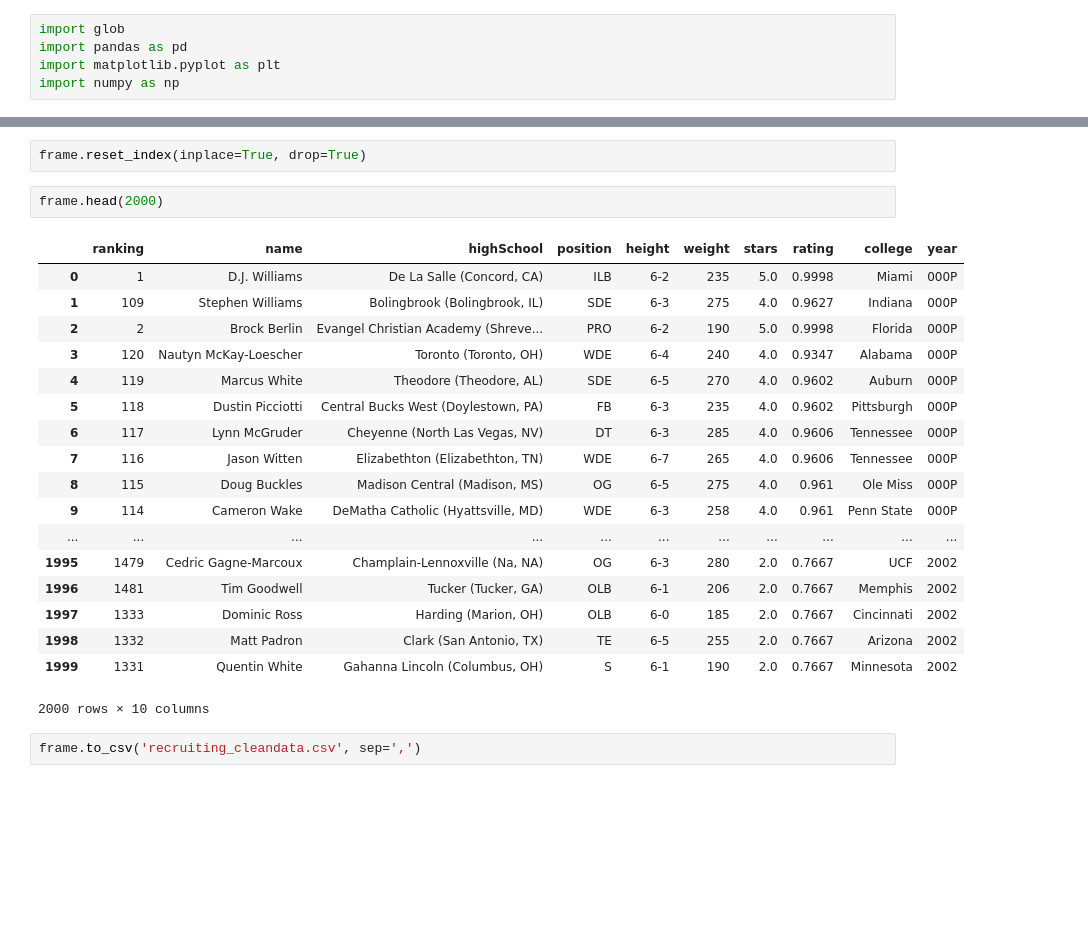
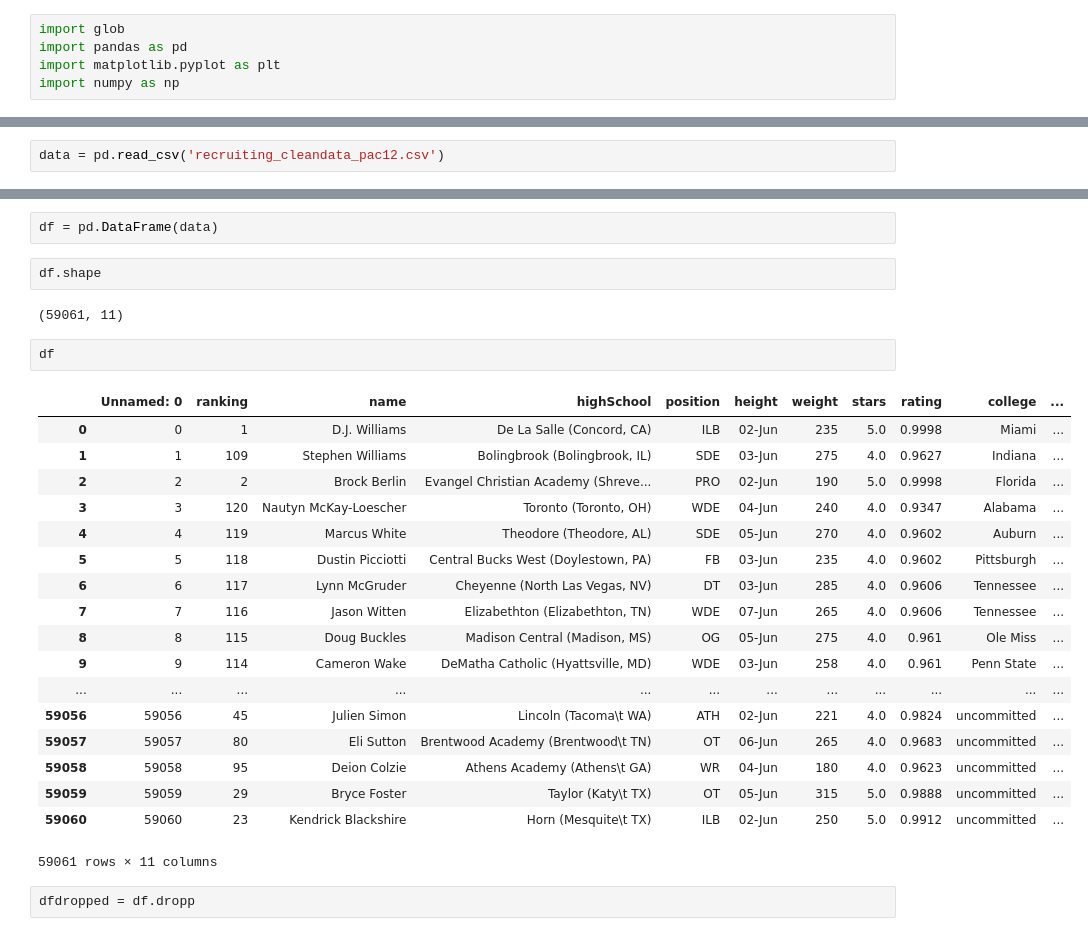
Before and after one commit to danielyan2013/final-berkeley-project, a Jupyter notebook: College Football Recruiting .ipynb, the cells around one changed output, grey strips where cells are left out. Drawn from its saved outputs; the diff is of its cells as text; blank space fills up the shorter version.

```diff
--- a/College Football Recruiting .ipynb
+++ b/College Football Recruiting .ipynb
@@ -83,0 +11,2 @@ dtype: int64
+# %%
+data = pd.read_csv('recruiting_cleandata_pac12.csv')
@@ -135,25 +19,29 @@ frame.sort_values(by='year', ascending=True, inplace=True)
-# %%
-frame.reset_index(inplace=True, drop=True)
-# %%
-frame.head(2000)
-# %% [output]
-|  | ranking | name | highSchool | position | height | weight | stars | rating | college | year |
-| 0 | 1 | D.J. Williams | De La Salle (Concord, CA) | ILB | 6-2 | 235 | 5.0 | 0.9998 | Miami | 000P |
-| 1 | 109 | Stephen Williams | Bolingbrook (Bolingbrook, IL) | SDE | 6-3 | 275 | 4.0 | 0.9627 | Indiana | 000P |
-| 2 | 2 | Brock Berlin | Evangel Christian Academy (Shreve... | PRO | 6-2 | 190 | 5.0 | 0.9998 | Florida | 000P |
-| 3 | 120 | Nautyn McKay-Loescher | Toronto (Toronto, OH) | WDE | 6-4 | 240 | 4.0 | 0.9347 | Alabama | 000P |
-| 4 | 119 | Marcus White | Theodore (Theodore, AL) | SDE | 6-5 | 270 | 4.0 | 0.9602 | Auburn | 000P |
-| 5 | 118 | Dustin Picciotti | Central Bucks West (Doylestown, PA) | FB | 6-3 | 235 | 4.0 | 0.9602 | Pittsburgh | 000P |
-| 6 | 117 | Lynn McGruder | Cheyenne (North Las Vegas, NV) | DT | 6-3 | 285 | 4.0 | 0.9606 | Tennessee | 000P |
-| 7 | 116 | Jason Witten | Elizabethton (Elizabethton, TN) | WDE | 6-7 | 265 | 4.0 | 0.9606 | Tennessee | 000P |
-| 8 | 115 | Doug Buckles | Madison Central (Madison, MS) | OG | 6-5 | 275 | 4.0 | 0.961 | Ole Miss | 000P |
-| 9 | 114 | Cameron Wake | DeMatha Catholic (Hyattsville, MD) | WDE | 6-3 | 258 | 4.0 | 0.961 | Penn State | 000P |
-| ... | ... | ... | ... | ... | ... | ... | ... | ... | ... | ... |
-| 1995 | 1479 | Cedric Gagne-Marcoux | Champlain-Lennoxville (Na, NA) | OG | 6-3 | 280 | 2.0 | 0.7667 | UCF | 2002 |
-| 1996 | 1481 | Tim Goodwell | Tucker (Tucker, GA) | OLB | 6-1 | 206 | 2.0 | 0.7667 | Memphis | 2002 |
-| 1997 | 1333 | Dominic Ross | Harding (Marion, OH) | OLB | 6-0 | 185 | 2.0 | 0.7667 | Cincinnati | 2002 |
-| 1998 | 1332 | Matt Padron | Clark (San Antonio, TX) | TE | 6-5 | 255 | 2.0 | 0.7667 | Arizona | 2002 |
-| 1999 | 1331 | Quentin White | Gahanna Lincoln (Columbus, OH) | S | 6-1 | 190 | 2.0 | 0.7667 | Minnesota | 2002 |
-2000 rows × 10 columns
-# %%
-frame.to_csv('recruiting_cleandata.csv', sep=',')
+# %%
+df = pd.DataFrame(data)
+# %%
+df.shape
+# %% [output]
+(59061, 11)
+# %%
+df
+# %% [output]
+|  | Unnamed: 0 | ranking | name | highSchool | position | height | weight | stars | rating | college | ... |
+| 0 | 0 | 1 | D.J. Williams | De La Salle (Concord, CA) | ILB | 02-Jun | 235 | 5.0 | 0.9998 | Miami | ... |
+| 1 | 1 | 109 | Stephen Williams | Bolingbrook (Bolingbrook, IL) | SDE | 03-Jun | 275 | 4.0 | 0.9627 | Indiana | ... |
+| 2 | 2 | 2 | Brock Berlin | Evangel Christian Academy (Shreve... | PRO | 02-Jun | 190 | 5.0 | 0.9998 | Florida | ... |
+| 3 | 3 | 120 | Nautyn McKay-Loescher | Toronto (Toronto, OH) | WDE | 04-Jun | 240 | 4.0 | 0.9347 | Alabama | ... |
+| 4 | 4 | 119 | Marcus White | Theodore (Theodore, AL) | SDE | 05-Jun | 270 | 4.0 | 0.9602 | Auburn | ... |
+| 5 | 5 | 118 | Dustin Picciotti | Central Bucks West (Doylestown, PA) | FB | 03-Jun | 235 | 4.0 | 0.9602 | Pittsburgh | ... |
+| 6 | 6 | 117 | Lynn McGruder | Cheyenne (North Las Vegas, NV) | DT | 03-Jun | 285 | 4.0 | 0.9606 | Tennessee | ... |
+| 7 | 7 | 116 | Jason Witten | Elizabethton (Elizabethton, TN) | WDE | 07-Jun | 265 | 4.0 | 0.9606 | Tennessee | ... |
+| 8 | 8 | 115 | Doug Buckles | Madison Central (Madison, MS) | OG | 05-Jun | 275 | 4.0 | 0.961 | Ole Miss | ... |
+| 9 | 9 | 114 | Cameron Wake | DeMatha Catholic (Hyattsville, MD) | WDE | 03-Jun | 258 | 4.0 | 0.961 | Penn State | ... |
+| ... | ... | ... | ... | ... | ... | ... | ... | ... | ... | ... | ... |
+| 59056 | 59056 | 45 | Julien Simon | Lincoln (Tacoma\t WA) | ATH | 02-Jun | 221 | 4.0 | 0.9824 | uncommitted | ... |
+| 59057 | 59057 | 80 | Eli Sutton | Brentwood Academy (Brentwood\t TN) | OT | 06-Jun | 265 | 4.0 | 0.9683 | uncommitted | ... |
+| 59058 | 59058 | 95 | Deion Colzie | Athens Academy (Athens\t GA) | WR | 04-Jun | 180 | 4.0 | 0.9623 | uncommitted | ... |
+| 59059 | 59059 | 29 | Bryce Foster | Taylor (Katy\t TX) | OT | 05-Jun | 315 | 5.0 | 0.9888 | uncommitted | ... |
+| 59060 | 59060 | 23 | Kendrick Blackshire | Horn (Mesquite\t TX) | ILB | 02-Jun | 250 | 5.0 | 0.9912 | uncommitted | ... |
+59061 rows × 11 columns
+# %%
+dfdropped = df.dropp
```
Also changed, not shown: parts of 14 cells of this notebook, 5 other files.
